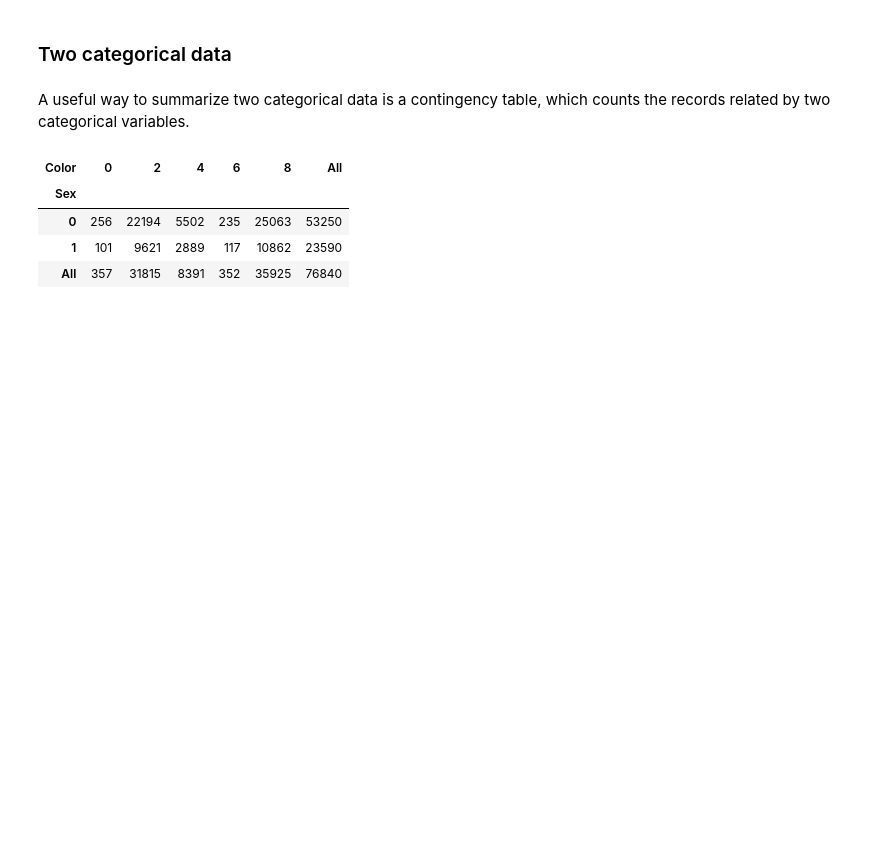
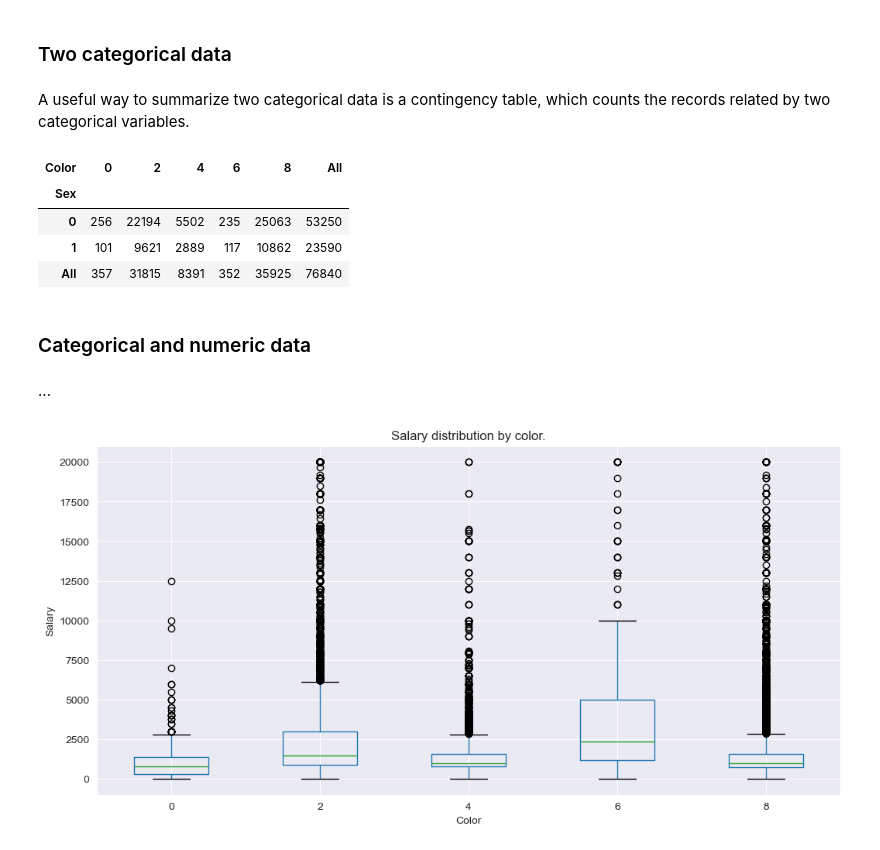
Before and after one commit to gdserafini/pratical-statistics, a Jupyter notebook: src/1-exploratory-data-analysis/exploratory_data_analysis.ipynb, the cells around one changed output. Saved outputs shown, nothing was run; the diff lists cells and outputs as text; code cells hidden in the pictures; blank space fills up the shorter version.

```diff
--- a/src/1-exploratory-data-analysis/exploratory_data_analysis.ipynb
+++ b/src/1-exploratory-data-analysis/exploratory_data_analysis.ipynb
@@ -408,3 +409,18 @@ cross_tab
 | 0 | 256 | 22194 | 5502 | 235 | 25063 | 53250 |
 | 1 | 101 | 9621 | 2889 | 117 | 10862 | 23590 |
 | All | 357 | 31815 | 8391 | 352 | 35925 | 76840 |
+# %% [markdown]
+### Categorical and numeric data
+# %% [markdown]
+...
+# %%
+ax = until_20k_salary.boxplot(
+    by='Color', column='Salary', figsize=(12,6)
+)
+ax.set_title('Color')
+ax.set_ylabel('Salary')
+plt.suptitle('')
+ax.set_title('Salary distribution by color.')
+plt.show()
+# %% [output]
+[figure, added]
```
Also changed, not shown: parts of 1 cell of this notebook, 1 other file.
